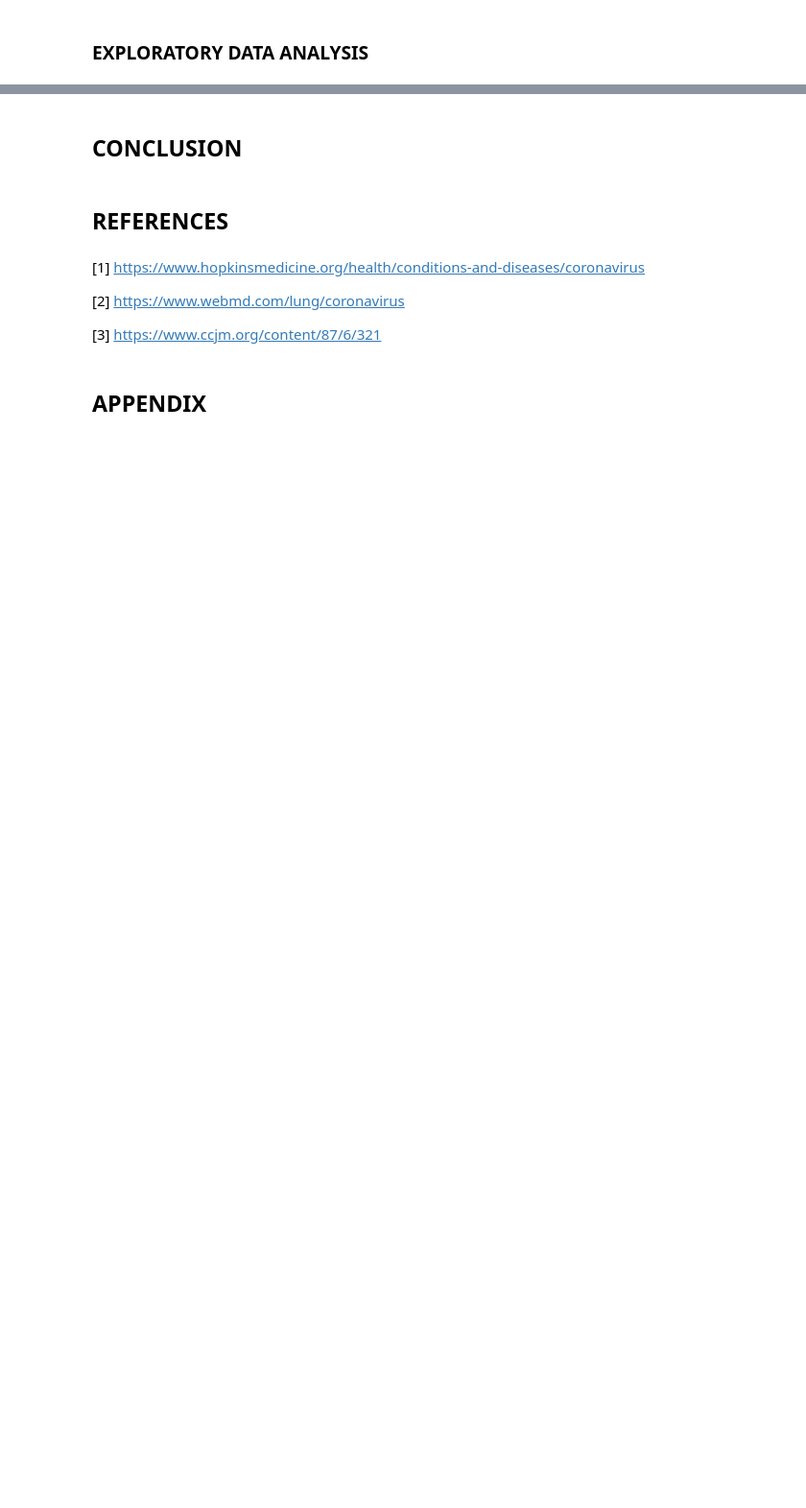
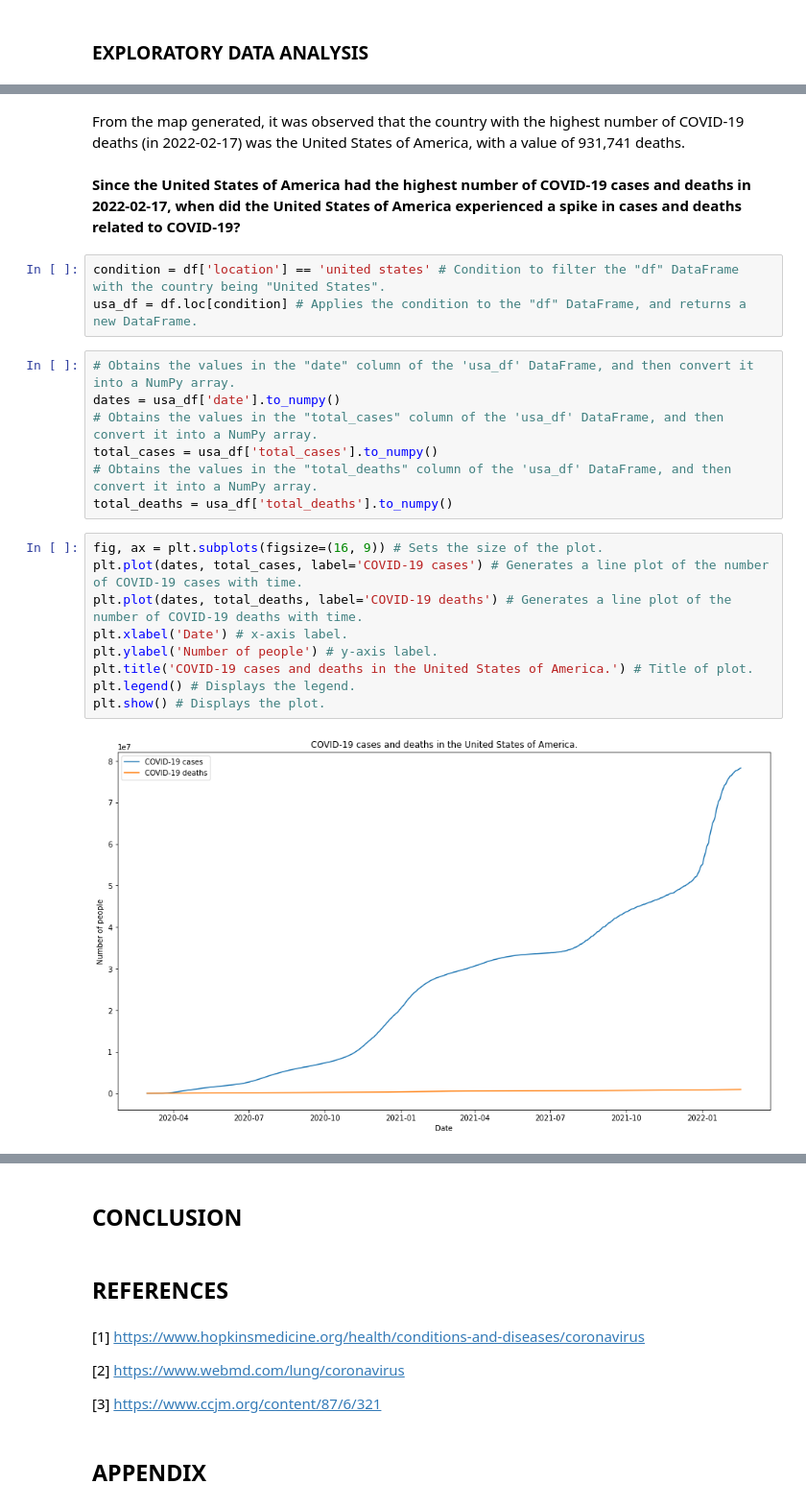
Before and after one commit to davidehosein/COVID-19-Analysis, a Jupyter notebook: covid_19_analysis.ipynb, the cells around one changed output, grey strips where cells are left out. Shown at 96% size. Cells and saved outputs as stored; diff of their text form; blank space fills up the shorter version.

```diff
--- a/covid_19_analysis.ipynb
+++ b/covid_19_analysis.ipynb
@@ -357,0 +532,25 @@ There are 192 countries in the dataset.
+# %% [markdown]
+From the map generated, it was observed that the country with the highest number of COVID-19 deaths (in 2022-02-17) was the United States of America, with a value of 931,741 deaths.
+# %% [markdown]
+**Since the United States of America had the highest number of COVID-19 cases and deaths in 2022-02-17, when did the United States of America experienced a spike in cases and deaths related to COVID-19?**
+# %%
+condition = df['location'] == 'united states' # Condition to filter the "df" DataFrame with the country being "United States".
+usa_df = df.loc[condition] # Applies the condition to the "df" DataFrame, and returns a new DataFrame.
+# %%
+# Obtains the values in the "date" column of the 'usa_df' DataFrame, and then convert it into a NumPy array.
+dates = usa_df['date'].to_numpy()
+# Obtains the values in the "total_cases" column of the 'usa_df' DataFrame, and then convert it into a NumPy array.
+total_cases = usa_df['total_cases'].to_numpy()
+# Obtains the values in the "total_deaths" column of the 'usa_df' DataFrame, and then convert it into a NumPy array.
+total_deaths = usa_df['total_deaths'].to_numpy()
+# %%
+fig, ax = plt.subplots(figsize=(16, 9)) # Sets the size of the plot.
+plt.plot(dates, total_cases, label='COVID-19 cases') # Generates a line plot of the number of COVID-19 cases with time.
+plt.plot(dates, total_deaths, label='COVID-19 deaths') # Generates a line plot of the number of COVID-19 deaths with time.
+plt.xlabel('Date') # x-axis label.
+plt.ylabel('Number of people') # y-axis label.
+plt.title('COVID-19 cases and deaths in the United States of America.') # Title of plot.
+plt.legend() # Displays the legend.
+plt.show() # Displays the plot.
+# %% [output]
+[figure, added]
```
Also changed, not shown: parts of 48 cells of this notebook.
